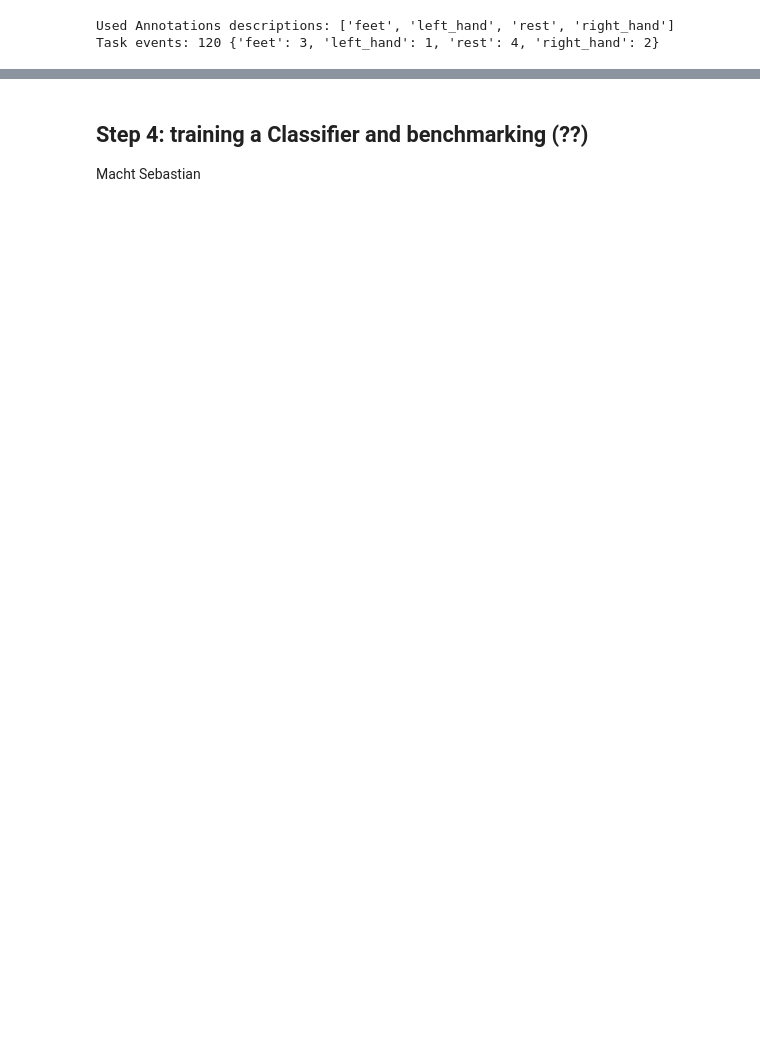
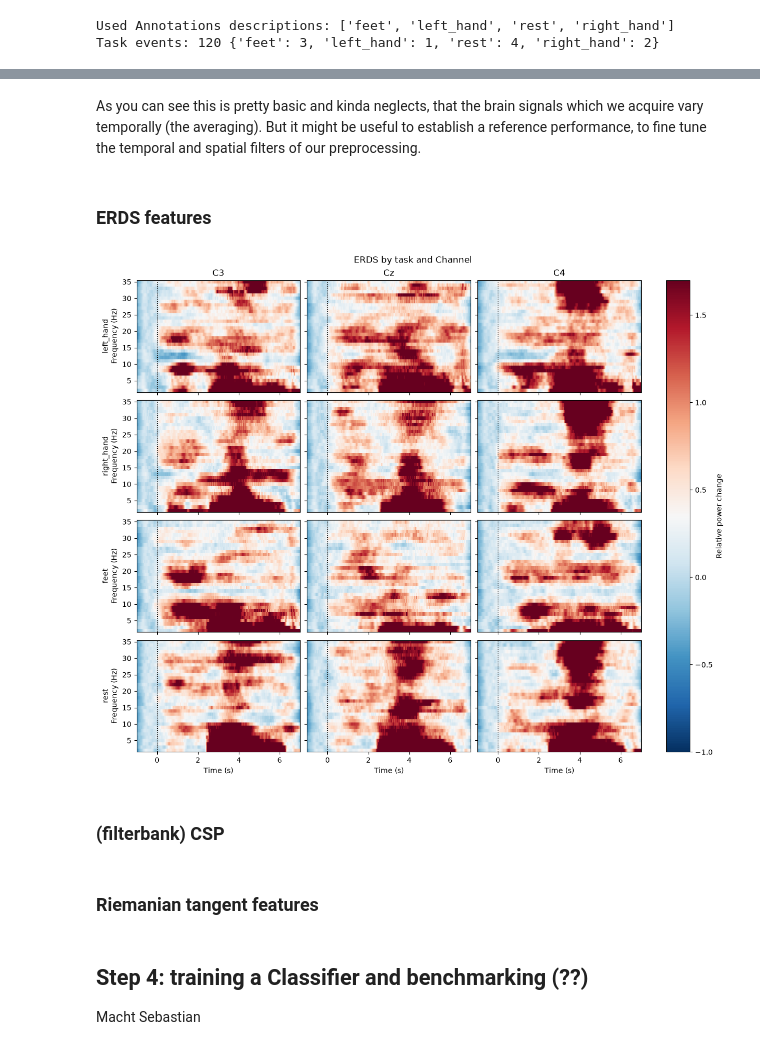
Before and after one commit to Mirage-91/Mirage91, a Jupyter notebook: HowTo/MI.ipynb, the cells around one changed output, grey strips where cells are left out. Drawn from its saved outputs; the diff is of its cells as text; code cells hidden in the pictures; blank space fills up the shorter version.

Commit message:
fiinish preprocessing and starting feature extraction

```diff
--- a/HowTo/MI.ipynb
+++ b/HowTo/MI.ipynb
@@ -260,17 +265,18 @@ Task events: 120 {'feet': 3, 'left_hand': 1, 'rest': 4, 'right_hand': 2}
 # %%
-flat_criteria = dict(eeg=1e-6)
-reject_criteria = dict(eeg=150e-6)
+flat_criteria = dict(eeg=1e-6) # reject epochs with flat signals (e.g., disconnected electrodes)
+reject_criteria = dict(eeg=150e-6) # reject epochs with peak-to-peak amplitude exceeding 150 µV
+#defining pre and post event time window for epoching
 tmin = -1.0
 tmax = 7.0
 
-epochs = mne.Epochs(
+epochs_car = mne.Epochs(
     filtered_car,
     events,
     event_id=event_id,
     tmin=tmin,
     tmax=tmax,
     picks=("C3", "Cz", "C4"),
-    baseline=(None, 0),
+    baseline=(-1.0, 0),
     reject=reject_criteria,
     flat=flat_criteria,
     reject_by_annotation=False,
@@ -279,7 +285,7 @@ epochs = mne.Epochs(
 print("Retained trials per class:", {name: len(epochs[name]) for name in event_id})
 
 # Inspect trial-to-trial voltage patterns for signal-quality issues.
-epochs.plot_image(picks=["C3", "Cz", "C4"], show=True)
+epochs_car.plot_image(picks=["C3", "Cz", "C4"], show=True)
 
 # MI class comparison belongs in band-power or ERD/ERS features, not evoked voltage averages.
 
@@ -425,3 +412,65 @@ Theorie dann Micha bitte danke hihi
+# %% [markdown]
+As you can see this is pretty basic and kinda neglects, that the brain signals which we acquire vary temporally (the averaging). But it might be useful to establish a reference performance, to fine tune the temporal and spatial filters of our preprocessing.
+# %% [markdown]
+### ERDS features
+# %%
+import matplotlib.pyplot as plt
+
+freqs = np.arange(2, 36)
+baseline = (-1, 0)
+event_ids = ["left_hand", "right_hand", "feet", "rest"]
+channels = ["C3", "Cz", "C4"]
+
+with mne.utils.use_log_level("ERROR"):
+    tfr = epochs.compute_tfr(
+        method="multitaper",
+        freqs=freqs,
+        n_cycles=freqs,
+        use_fft=True,
+        return_itc=False,
+        average=False,
+        decim=2,
+        verbose="ERROR",
+    )
+    tfr.apply_baseline(baseline, mode="percent", verbose="ERROR")
+
+fig, axes = plt.subplots(
+    len(event_ids), len(channels),
+    figsize=(12, 10), sharex=True, sharey=True,
+    constrained_layout=True,
+)
+image = None
+for row, event in enumerate(event_ids):
+    average_tfr = tfr[event].average()
+    for col, channel in enumerate(channels):
+        channel_idx = average_tfr.ch_names.index(channel)
+        ax = axes[row, col]
+        image = ax.pcolormesh(
+            average_tfr.times,
+            average_tfr.freqs,
+            average_tfr.data[channel_idx],
+            cmap="RdBu_r",
+            vmin=-1,
+            vmax=1.7,
+            shading="auto",
+        )
+        ax.axvline(0, color="black", linestyle=":", linewidth=1)
+        if row == 0:
+            ax.set_title(channel)
+        if col == 0:
+            ax.set_ylabel(f"{event}\nFrequency (Hz)")
+        if row == len(event_ids) - 1:
+            ax.set_xlabel("Time (s)")
+
+fig.colorbar(image, ax=axes, label="Relative power change")
+fig.suptitle("ERDS by task and Channel")
+plt.show()
+# %% [output]
+[figure, added]
+# %% [markdown]
+### (filterbank) CSP
+# %% [markdown]
+### Riemanian tangent features
 # %% [markdown]
 ## Step 4: training a Classifier and benchmarking (??)
 
```
Also changed, not shown: parts of 16 cells of this notebook.
